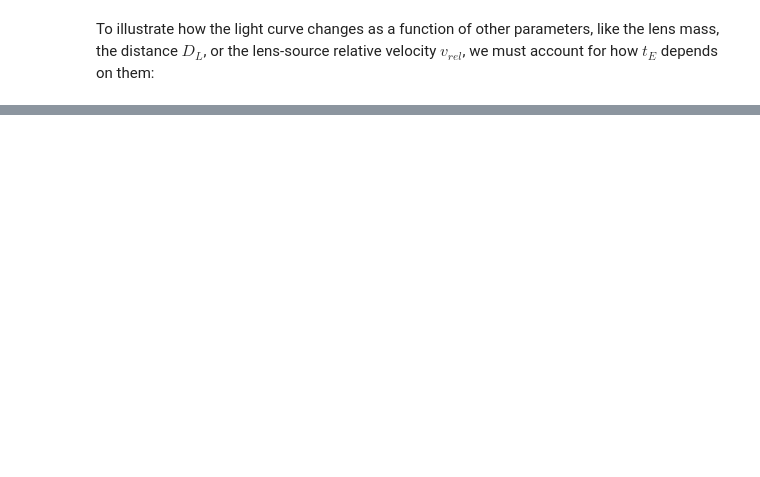
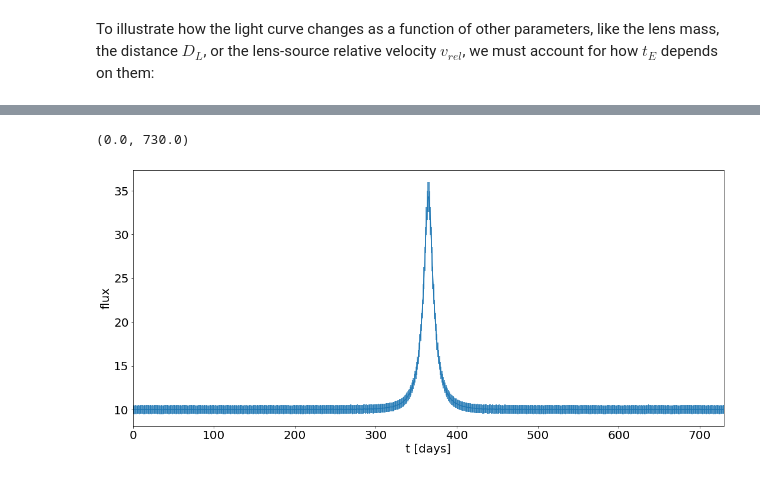
Before and after one commit to maxmen/LensingLectures, a Jupyter notebook: Notebooks/9_2020_microlensing_light_curve.ipynb, the cells around one changed output, grey strips where cells are left out. Saved outputs shown, nothing was run; the diff lists cells and outputs as text; code cells hidden in the pictures; blank space fills up the shorter version.

```diff
--- a/Notebooks/9_2020_microlensing_light_curve.ipynb
+++ b/Notebooks/9_2020_microlensing_light_curve.ipynb
@@ -422,0 +325,21 @@ Note that $t_E$ is constrained very well by the data.
+# %%
+ps = point_source(flux=10.,ds=8.0,vel=210.)
+pl = point_lens(ps,mass=0.3,dl=4.0,t0=365,y0=0.3)
+t=np.linspace(0,730,730)
+mut=pl.mut(t)+(np.random.randn(len(t))*0.02)
+
+# we assign to the data some errors, which we assume to be a
+# constant fraction of the measurement
+emut=mut*0.05
+
+# data representation
+fig,ax=plt.subplots(1,1,figsize=(18,8))
+ax.errorbar(t, mut,emut)
+ax.set_xlabel('t [days]',fontsize=20)
+ax.set_ylabel('flux',fontsize=20)
+ax.xaxis.set_tick_params(labelsize=20)
+ax.yaxis.set_tick_params(labelsize=20)
+ax.set_xlim([0,730])
+# %% [output]
+(0.0, 730.0)
+[figure, added]
```
Also changed, not shown: parts of 50 cells of this notebook.
